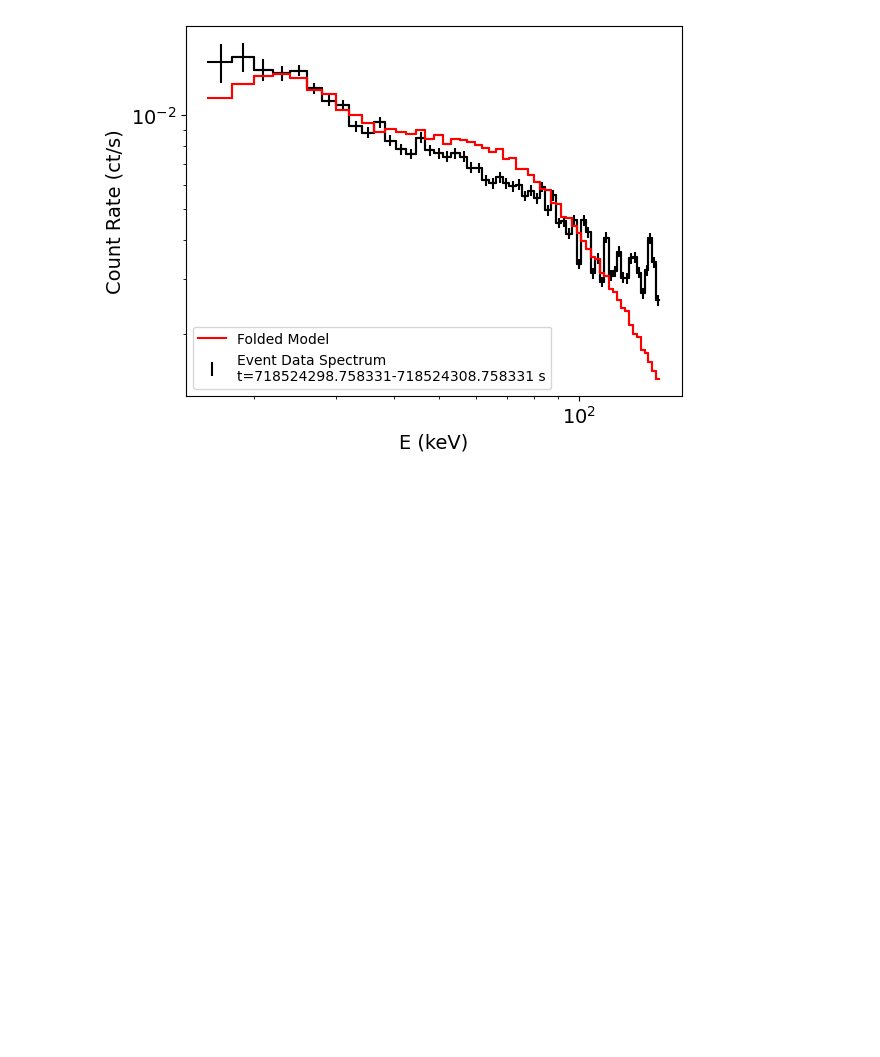
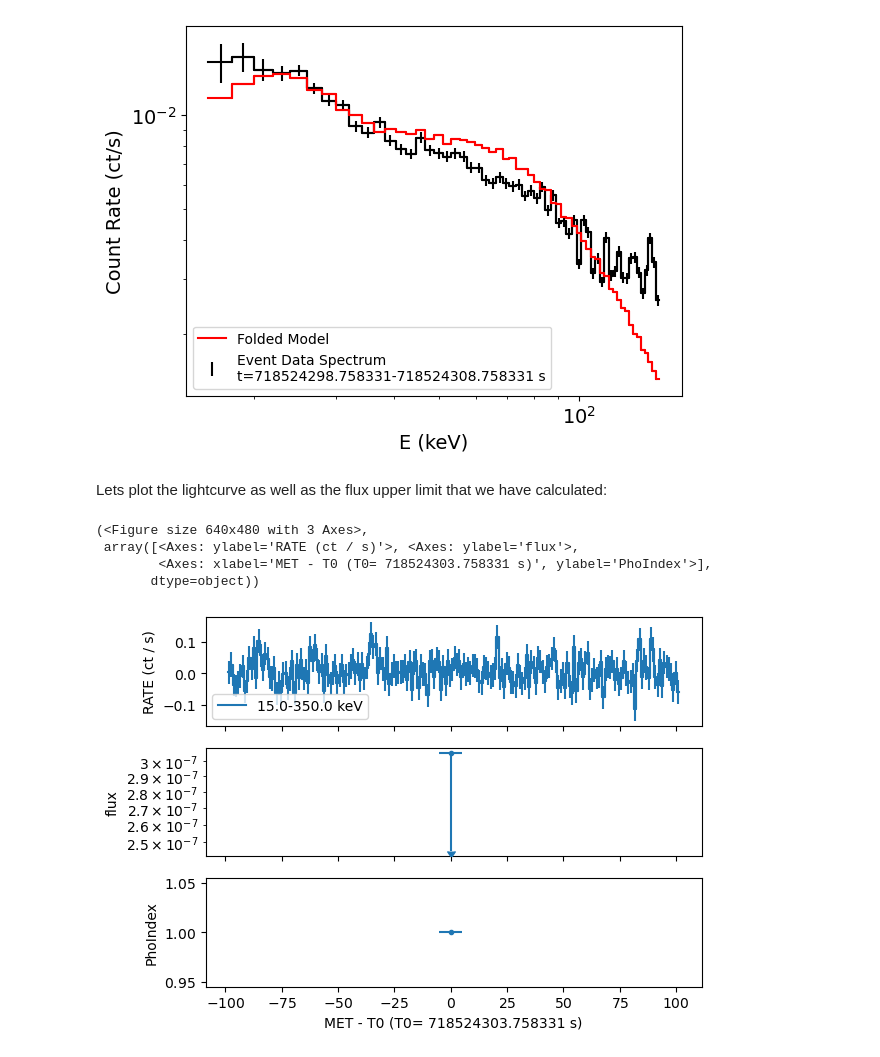
Before and after one commit to parsotat/BatAnalysis, a Jupyter notebook: notebooks/trial_FRB180916_GUANO.ipynb, the cells around one changed output. Cells and saved outputs as stored; diff of their text form; code cells hidden in the pictures; blank space fills up the shorter version.

Commit message:
Added markdown to FRB notebook for plotting upper limit.

```diff
--- a/notebooks/trial_FRB180916_GUANO.ipynb
+++ b/notebooks/trial_FRB180916_GUANO.ipynb
@@ -194,5 +196,13 @@ upperlim_spect.plot()
 (<Figure size 640x480 with 1 Axes>,
  <Axes: xlabel='E (keV)', ylabel='Count Rate (ct/s)'>)
 [figure]
+# %% [markdown]
+Lets plot the lightcurve as well as the flux upper limit that we have calculated:
 # %%
-ba.calculate_TTE_detection?
+ba.plot_TTE_lightcurve(lc, [upperlim_spect], plot_relative=True, T0=triggertime.met)
+# %% [output]
+(<Figure size 640x480 with 3 Axes>,
+ array([<Axes: ylabel='RATE (ct / s)'>, <Axes: ylabel='flux'>,
+        <Axes: xlabel='MET - T0 (T0= 718524303.758331 s)', ylabel='PhoIndex'>],
+       dtype=object))
+[figure, added]
```
Also changed, not shown: parts of 1 cell of this notebook, 1 other file.
